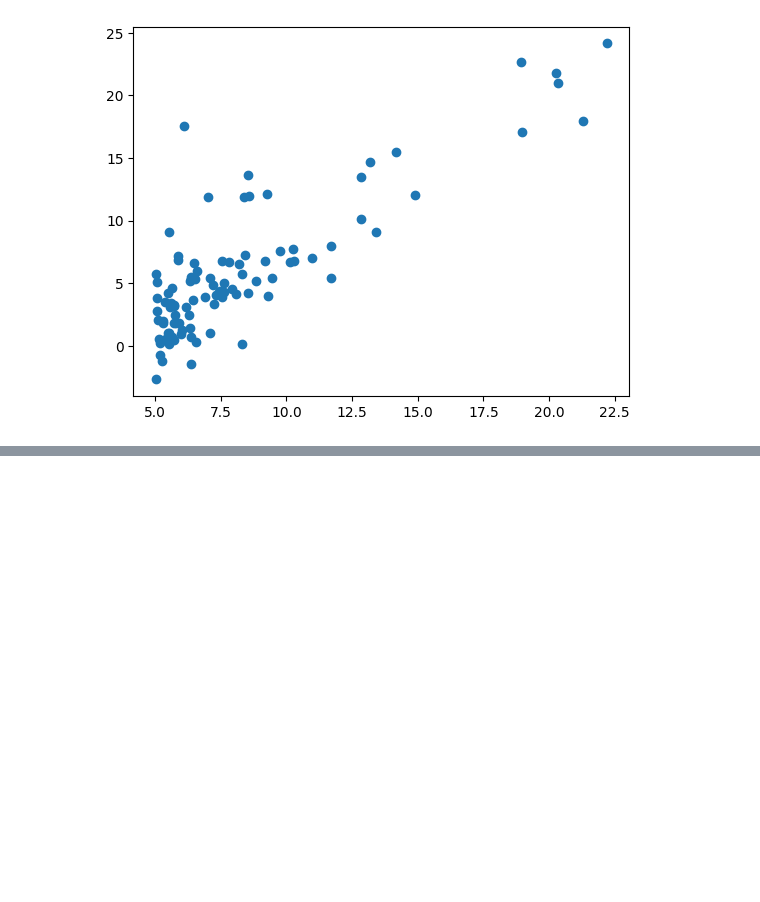
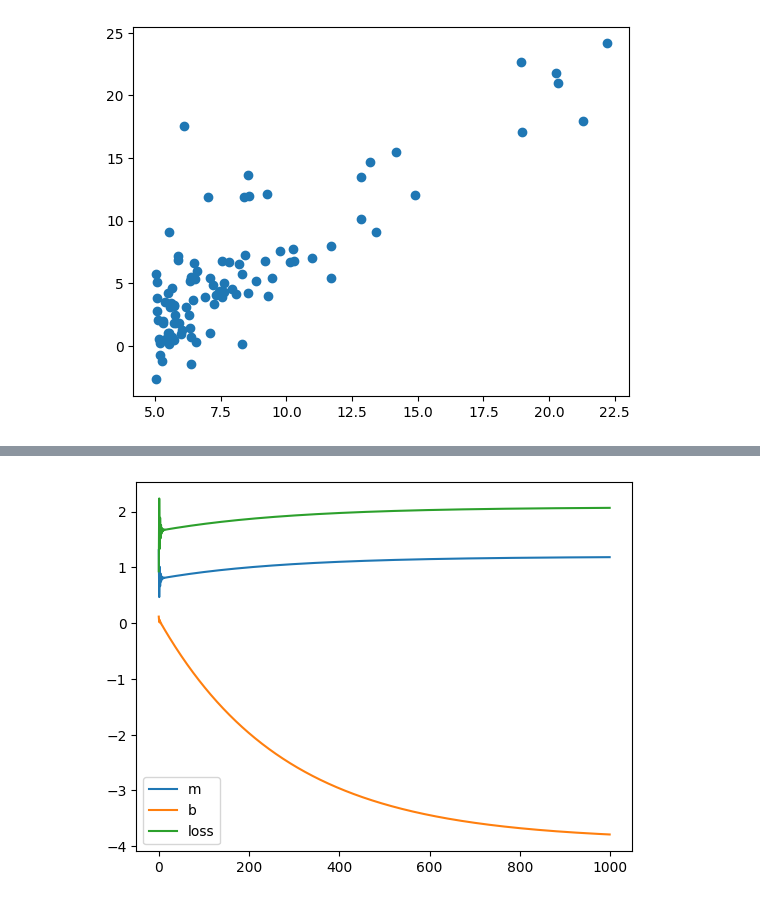
Before and after one commit to dhruvadeep/DeepLearning, a Jupyter notebook: Linear Neural Network/Regression/main.ipynb, the cells around one changed output, grey strips where cells are left out. Saved outputs shown, nothing was run; the diff lists cells and outputs as text; code cells hidden in the pictures; blank space fills up the shorter version.

```diff
--- a/Linear Neural Network/Regression/main.ipynb
+++ b/Linear Neural Network/Regression/main.ipynb
@@ -77,0 +67,8 @@ plt.show()
+# %%
+plt.plot(m_iter, label='m')
+plt.plot(b_iter, label='b')
+plt.plot(loss_iter, label='loss')
+plt.legend()
+plt.show()
+# %% [output]
+[figure, added]
```
Also changed, not shown: parts of 3 cells of this notebook, 5 other files.
